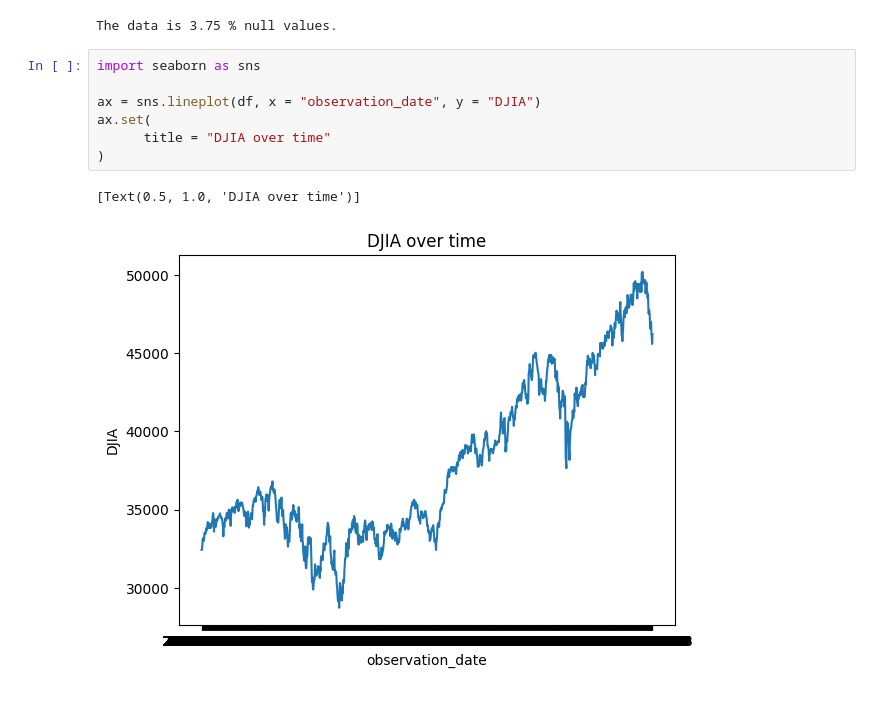
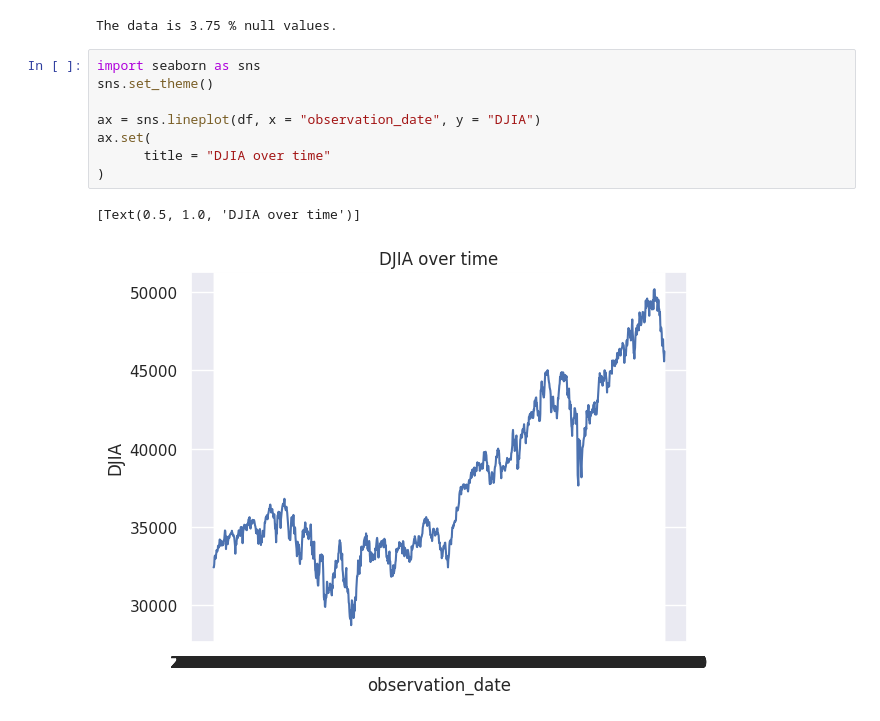
Before and after one commit to bigbirdjones/laguardia_data_analytics, a Jupyter notebook: DowJonesAnalysis.ipynb, the cells around one changed output. Cells and saved outputs as stored; diff of their text form.

```diff
--- a/DowJonesAnalysis.ipynb
+++ b/DowJonesAnalysis.ipynb
@@ -27,11 +27,12 @@ print(f"The data is {null_ratio * 100:.2f} % null values.")
 The data is 3.75 % null values.
 # %%
 import seaborn as sns
+sns.set_theme()
 
 ax = sns.lineplot(df, x = "observation_date", y = "DJIA")
 ax.set(
       title = "DJIA over time"
 )
 # %% [output]
 [Text(0.5, 1.0, 'DJIA over time')]
-[figure, old version]
+[figure, new version]
```
Also changed, not shown: parts of 7 cells of this notebook.
